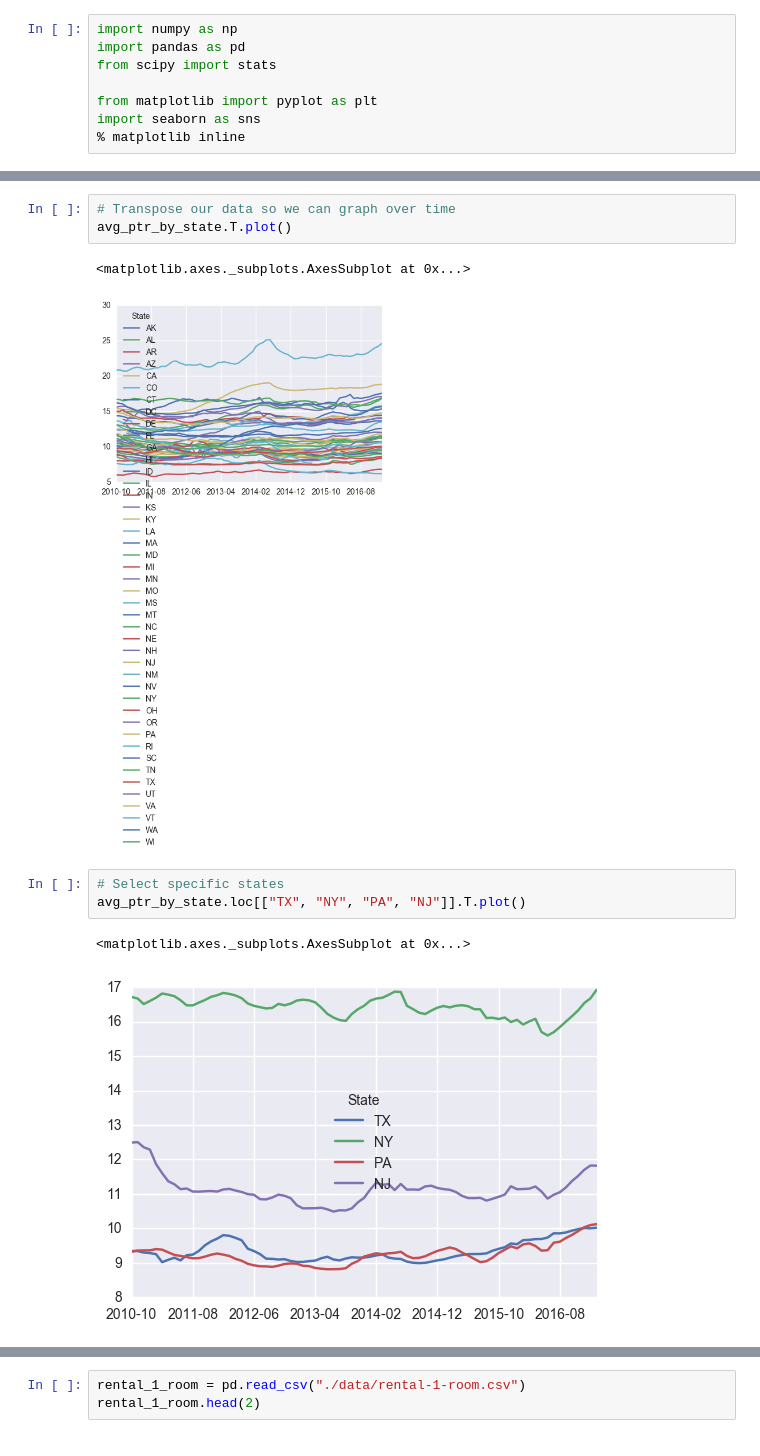
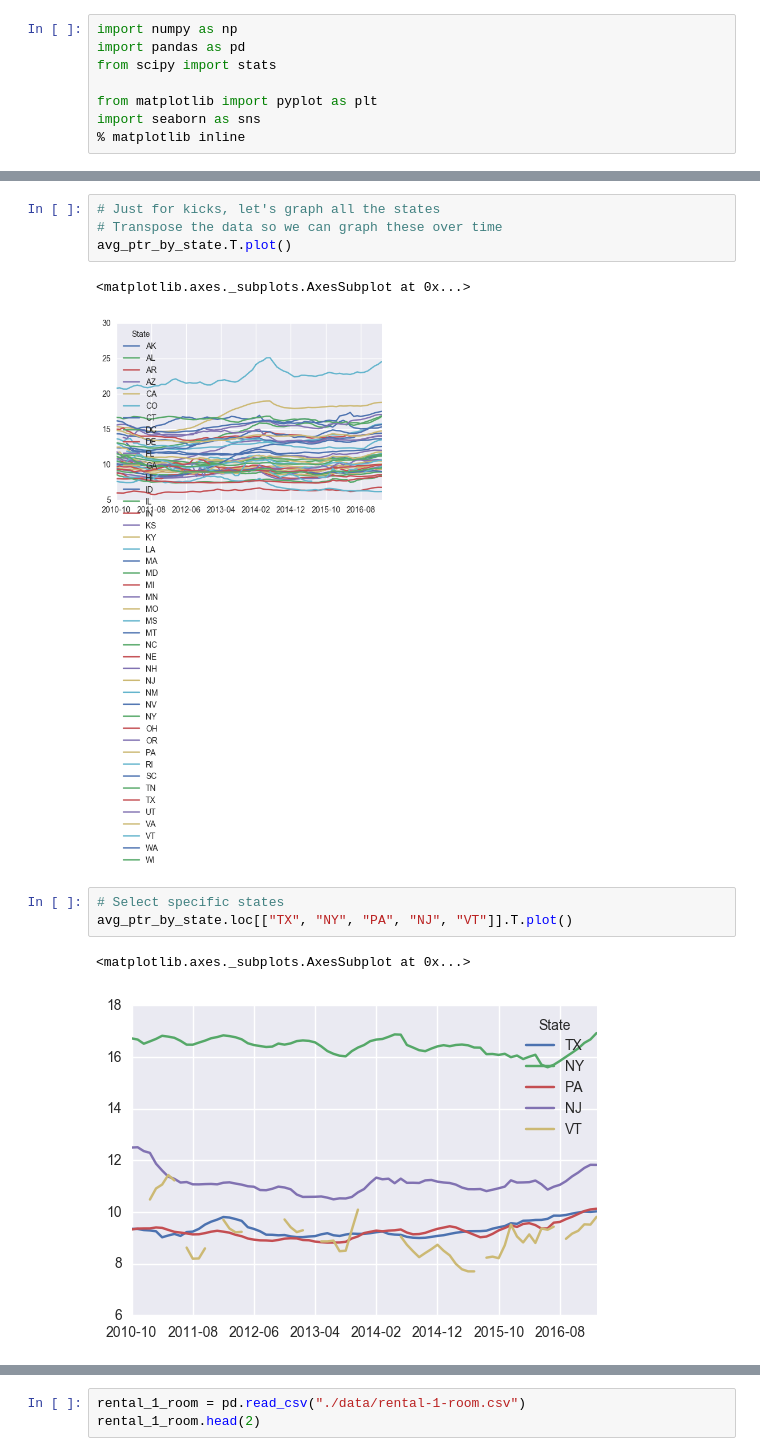
Before and after one commit to carlsednaoui/thinkful-data-science, a Jupyter notebook: coursework/unit_1_project/zillow.ipynb, the cells around one changed output, grey strips where cells are left out. Drawn from its saved outputs; the diff is of its cells as text.

```diff
--- a/coursework/unit_1_project/zillow.ipynb
+++ b/coursework/unit_1_project/zillow.ipynb
@@ -83,15 +118,16 @@ Name: 2017-02, dtype: float64
 # %%
-# Transpose our data so we can graph over time
+# Just for kicks, let's graph all the states
+# Transpose the data so we can graph these over time
 avg_ptr_by_state.T.plot()
 # %% [output]
 <matplotlib.axes._subplots.AxesSubplot at 0x...>
 [figure]
 # %%
 # Select specific states
-avg_ptr_by_state.loc[["TX", "NY", "PA", "NJ"]].T.plot()
+avg_ptr_by_state.loc[["TX", "NY", "PA", "NJ", "VT"]].T.plot()
 # %% [output]
 <matplotlib.axes._subplots.AxesSubplot at 0x...>
-[figure, old version]
+[figure, new version]
 # %%
 # Let's analyze Houston only
 houston_ptr = price_to_rent[price_to_rent["City"] == "Houston"]
```
Also changed, not shown: parts of 17 cells of this notebook.
